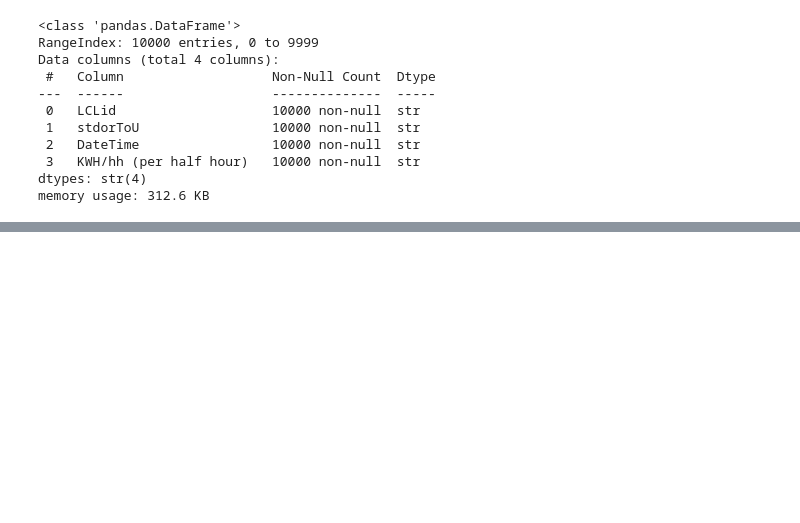
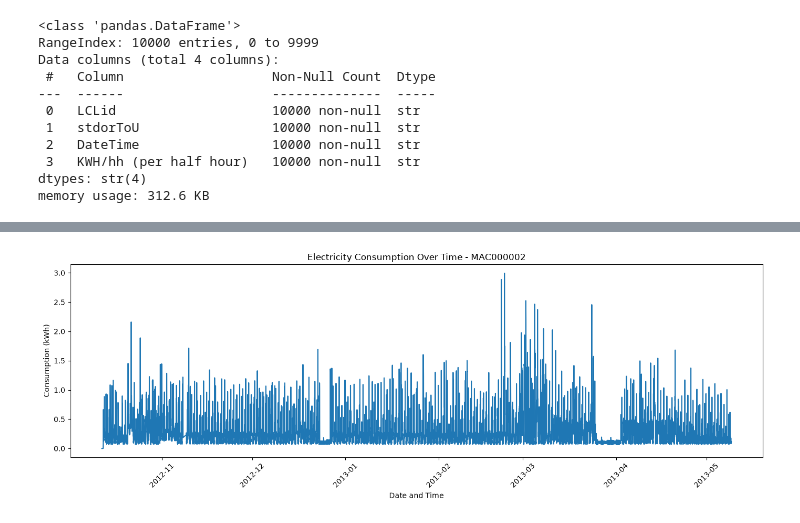
Before and after one commit to devbhatnagar-mp4/Smart-Meter-Load-Profiling-and-Consumer-Energy-Consumption-Clustering, a Jupyter notebook: notebooks/01_dataset_exploration.ipynb, the cells around one changed output, grey strips where cells are left out. Drawn from its saved outputs; the diff is of its cells as text; code cells hidden in the pictures; blank space fills up the shorter version.

```diff
--- a/notebooks/01_dataset_exploration.ipynb
+++ b/notebooks/01_dataset_exploration.ipynb
@@ -123,0 +279,28 @@ memory usage: 312.6 KB
+# %%
+
+# Select the first household
+sample_household = df["LCLid"].dropna().iloc[0]
+
+# Filter readings for that household
+household_data = df[df["LCLid"] == sample_household].copy()
+
+# Sort by timestamp
+household_data = household_data.sort_values("DateTime")
+
+# Plot consumption
+plt.figure(figsize=(14, 5))
+
+plt.plot(
+    household_data["DateTime"],
+    household_data[consumption_column]
+)
+
+plt.title(f"Electricity Consumption Over Time - {sample_household}")
+plt.xlabel("Date and Time")
+plt.ylabel("Consumption (kWh)")
+
+plt.xticks(rotation=45)
+plt.tight_layout()
+plt.show()
+# %% [output]
+[figure, added]
```
Also changed, not shown: parts of 17 cells of this notebook.
